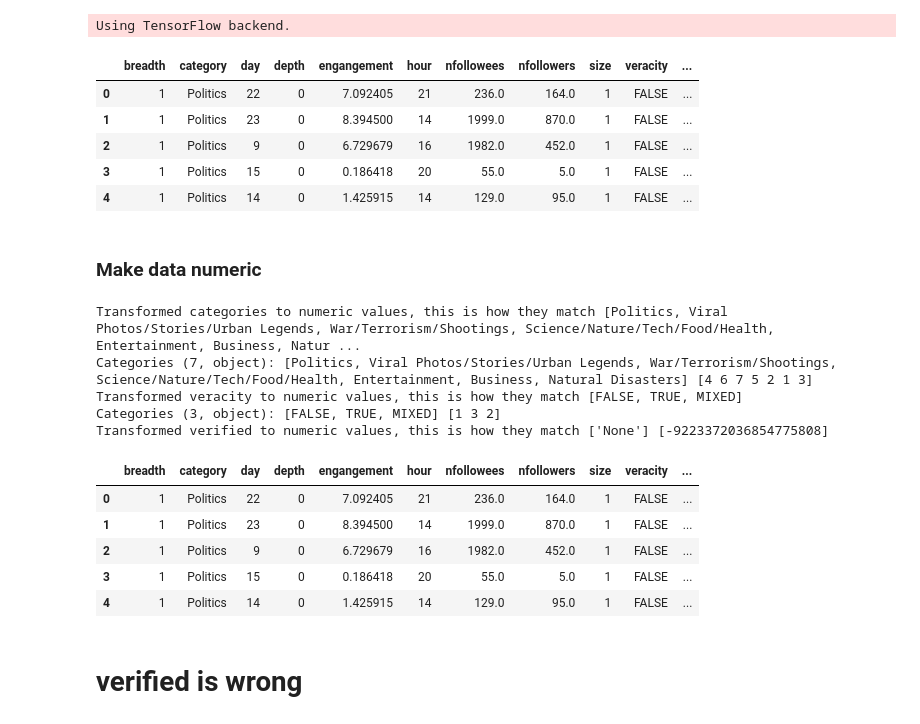
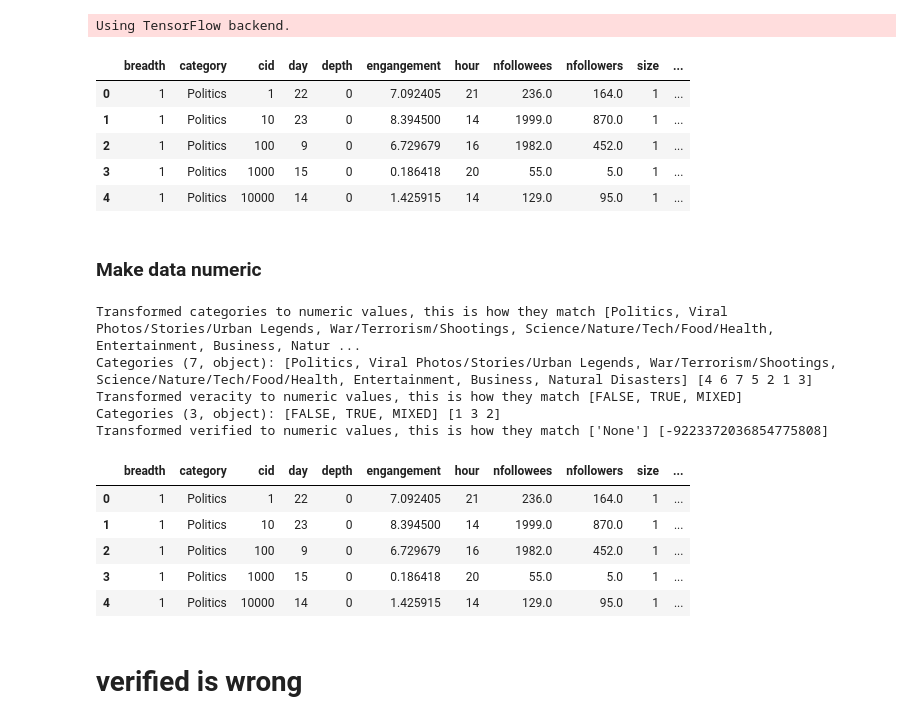
Before and after one commit to gittinic/mlp_final_proj_fake_news, a Jupyter notebook: TensorFlow_Setup.ipynb, the cells around one changed output. Cells and saved outputs as stored; diff of their text form; code cells hidden in the pictures.

```diff
--- a/TensorFlow_Setup.ipynb
+++ b/TensorFlow_Setup.ipynb
@@ -58,50 +58,42 @@ depth = []
 breadth = []
 size = []
 verified = []
 nfollowers = []
 nfollowees = []
 engagement = []
 category = []
 day = []
 hour = []
-cascade= []
+cascadeID= []
 
 for cascade,metadata in cascade_id2metadata.items():
     veracity.append(metadata['veracity'])
     virality.append(metadata['virality'])
     depth.append(metadata['depth'])
     breadth.append(metadata['max_breadth'])
     size.append(metadata['size'])
     verified.append(metadata['verified_list'][0])
     nfollowers.append(metadata['num_followers_list'][0])
     nfollowees.append(metadata['num_followees_list'][0])
     engagement.append(metadata['engagement_list'][0])
     category.append(metadata['rumor_category'])
     day.append(metadata['start_date'].day)
     hour.append(metadata['start_date'].hour)
-    #cascadeID.append(cascade) # for merging models
+    cascadeID.append(cascade) # for merging models
 
 # Convert to data frame
-df = pd.DataFrame({'veracity': veracity, 'virality': virality, 'depth': depth, 'breadth': breadth, 'size': size, 'verified': verified, 'nfollowers': nfollowers,
+df = pd.DataFrame({'cid':cascadeID,'veracity': veracity, 'virality': virality, 'depth': depth, 'breadth': breadth, 'size': size, 'verified': verified, 'nfollowers': nfollowers,
                    'nfollowees': nfollowees, 'engangement': engagement, 'category': category, 'day': day, 'hour': hour})
 
 # Inspect
 df.head(5)
-
-
-#def parse_data(line):
- #   example_defaults = [[0.], [0.], [0.], [0.], [0]]  # sets field types
-  #features = tf.reshape(parsed_line[:-1], shape=(4,))
-   # # Last field is the label
-  #  label = tf.reshape(parsed_line[-1], shape=())
-  #  return features, label
 # %% [output]
-|  | breadth | category | day | depth | engangement | hour | nfollowees | nfollowers | size | veracity | ... |
-| 0 | 1 | Politics | 22 | 0 | 7.092405 | 21 | 236.0 | 164.0 | 1 | FALSE | ... |
-| 1 | 1 | Politics | 23 | 0 | 8.394500 | 14 | 1999.0 | 870.0 | 1 | FALSE | ... |
-| 2 | 1 | Politics | 9 | 0 | 6.729679 | 16 | 1982.0 | 452.0 | 1 | FALSE | ... |
-| 3 | 1 | Politics | 15 | 0 | 0.186418 | 20 | 55.0 | 5.0 | 1 | FALSE | ... |
-| 4 | 1 | Politics | 14 | 0 | 1.425915 | 14 | 129.0 | 95.0 | 1 | FALSE | ... |
+|  | breadth | category | cid | day | depth | engangement | hour | nfollowees | nfollowers | size | ... |
+| 0 | 1 | Politics | 1 | 22 | 0 | 7.092405 | 21 | 236.0 | 164.0 | 1 | ... |
+| 1 | 1 | Politics | 10 | 23 | 0 | 8.394500 | 14 | 1999.0 | 870.0 | 1 | ... |
+| 2 | 1 | Politics | 100 | 9 | 0 | 6.729679 | 16 | 1982.0 | 452.0 | 1 | ... |
+| 3 | 1 | Politics | 1000 | 15 | 0 | 0.186418 | 20 | 55.0 | 5.0 | 1 | ... |
+| 4 | 1 | Politics | 10000 | 14 | 0 | 1.425915 | 14 | 129.0 | 95.0 | 1 | ... |
 # %%
 df_saved = df
 # %%
@@ -138,12 +130,12 @@ Categories (7, object): [Politics, Viral Photos/Stories/Urban Legends, War/Terro
 Transformed veracity to numeric values, this is how they match [FALSE, TRUE, MIXED]
 Categories (3, object): [FALSE, TRUE, MIXED] [1 3 2]
 Transformed verified to numeric values, this is how they match ['None'] [-9223372036854775808]
-|  | breadth | category | day | depth | engangement | hour | nfollowees | nfollowers | size | veracity | ... |
-| 0 | 1 | Politics | 22 | 0 | 7.092405 | 21 | 236.0 | 164.0 | 1 | FALSE | ... |
-| 1 | 1 | Politics | 23 | 0 | 8.394500 | 14 | 1999.0 | 870.0 | 1 | FALSE | ... |
-| 2 | 1 | Politics | 9 | 0 | 6.729679 | 16 | 1982.0 | 452.0 | 1 | FALSE | ... |
-| 3 | 1 | Politics | 15 | 0 | 0.186418 | 20 | 55.0 | 5.0 | 1 | FALSE | ... |
-| 4 | 1 | Politics | 14 | 0 | 1.425915 | 14 | 129.0 | 95.0 | 1 | FALSE | ... |
+|  | breadth | category | cid | day | depth | engangement | hour | nfollowees | nfollowers | size | ... |
+| 0 | 1 | Politics | 1 | 22 | 0 | 7.092405 | 21 | 236.0 | 164.0 | 1 | ... |
+| 1 | 1 | Politics | 10 | 23 | 0 | 8.394500 | 14 | 1999.0 | 870.0 | 1 | ... |
+| 2 | 1 | Politics | 100 | 9 | 0 | 6.729679 | 16 | 1982.0 | 452.0 | 1 | ... |
+| 3 | 1 | Politics | 1000 | 15 | 0 | 0.186418 | 20 | 55.0 | 5.0 | 1 | ... |
+| 4 | 1 | Politics | 10000 | 14 | 0 | 1.425915 | 14 | 129.0 | 95.0 | 1 | ... |
 # %% [markdown]
 # verified is wrong
 # %% [markdown]
```
Also changed, not shown: parts of 18 cells of this notebook, 2 other files.
